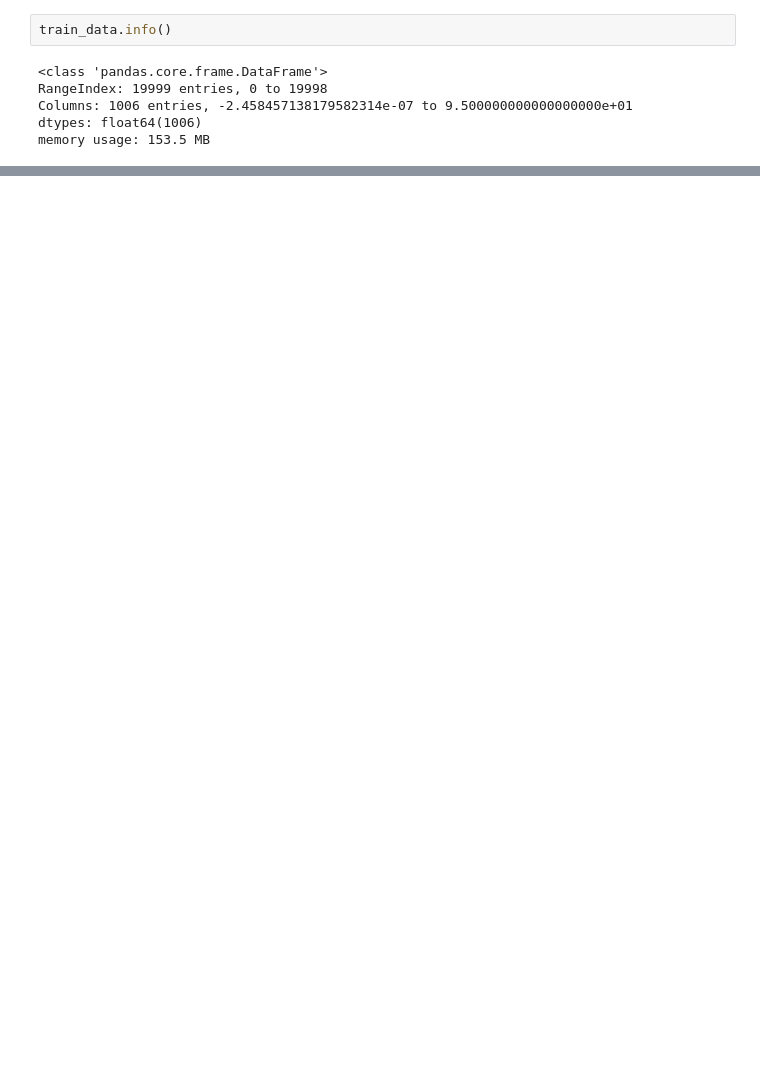
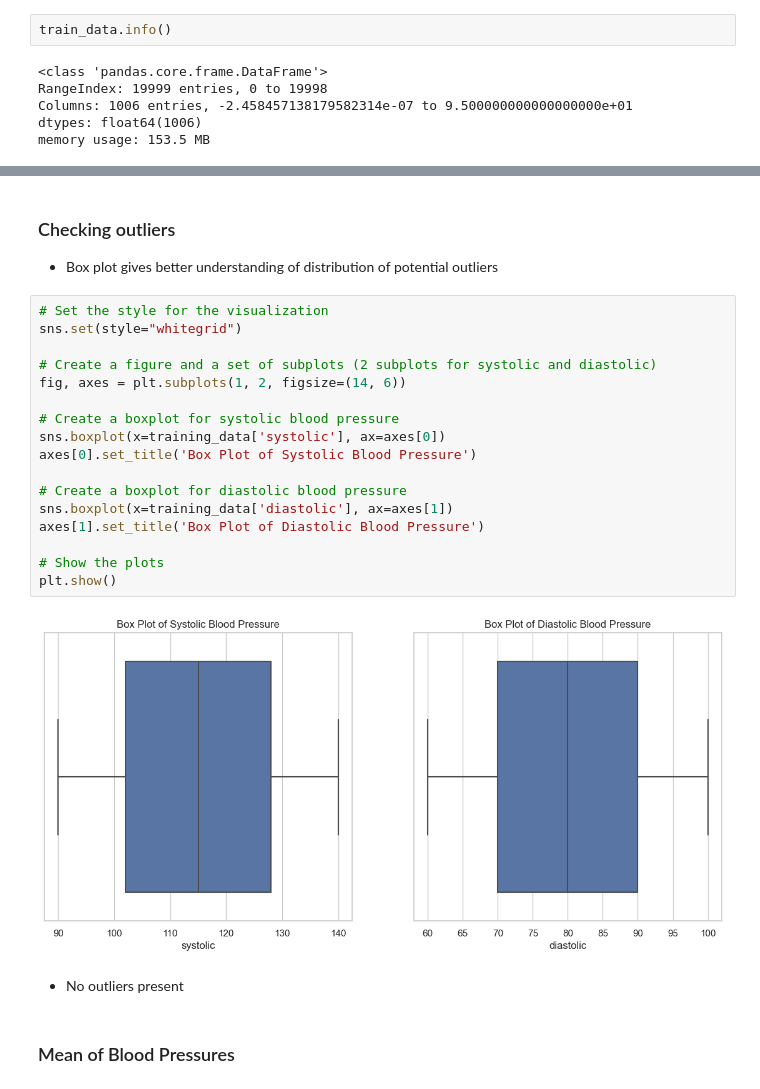
Before and after one commit to rumman-adnan/Assignment-Sensors-Data, a Jupyter notebook: Assignment(sensors)/EDA.ipynb, the cells around one changed output, grey strips where cells are left out. Drawn from its saved outputs; the diff is of its cells as text; blank space fills up the shorter version.

```diff
--- a/Assignment(sensors)/EDA.ipynb
+++ b/Assignment(sensors)/EDA.ipynb
@@ -212,0 +297,26 @@ memory usage: 153.5 MB
+# %% [markdown]
+### Checking outliers
+- Box plot gives better understanding of distribution of potential outliers
+# %%
+# Set the style for the visualization
+sns.set(style="whitegrid")
+
+# Create a figure and a set of subplots (2 subplots for systolic and diastolic)
+fig, axes = plt.subplots(1, 2, figsize=(14, 6))
+
+# Create a boxplot for systolic blood pressure
+sns.boxplot(x=training_data['systolic'], ax=axes[0])
+axes[0].set_title('Box Plot of Systolic Blood Pressure')
+
+# Create a boxplot for diastolic blood pressure
+sns.boxplot(x=training_data['diastolic'], ax=axes[1])
+axes[1].set_title('Box Plot of Diastolic Blood Pressure')
+
+# Show the plots
+plt.show()
+# %% [output]
+[figure, added]
+# %% [markdown]
+- No outliers present
+# %% [markdown]
+### Mean of Blood Pressures
```
Also changed, not shown: parts of 40 cells of this notebook.
